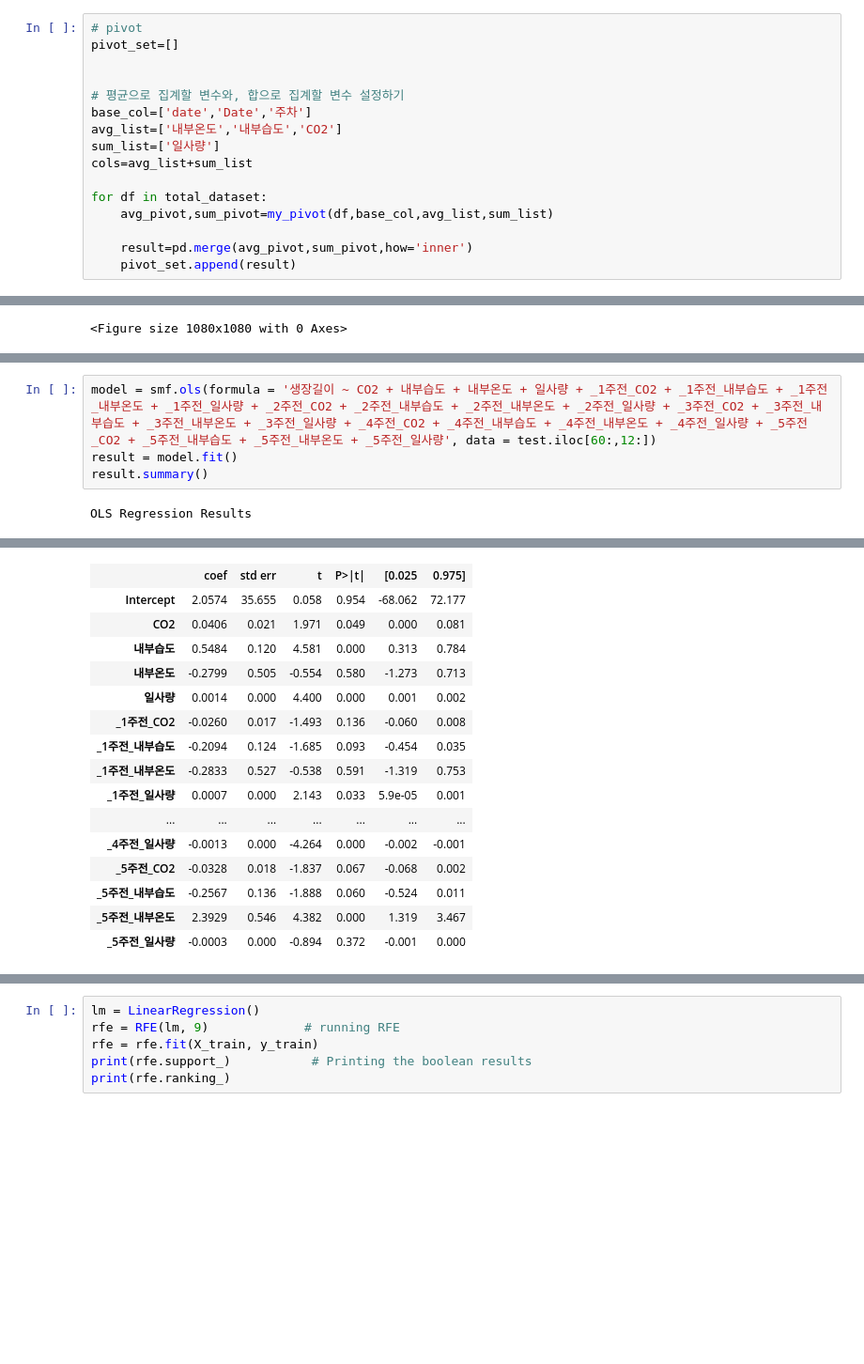
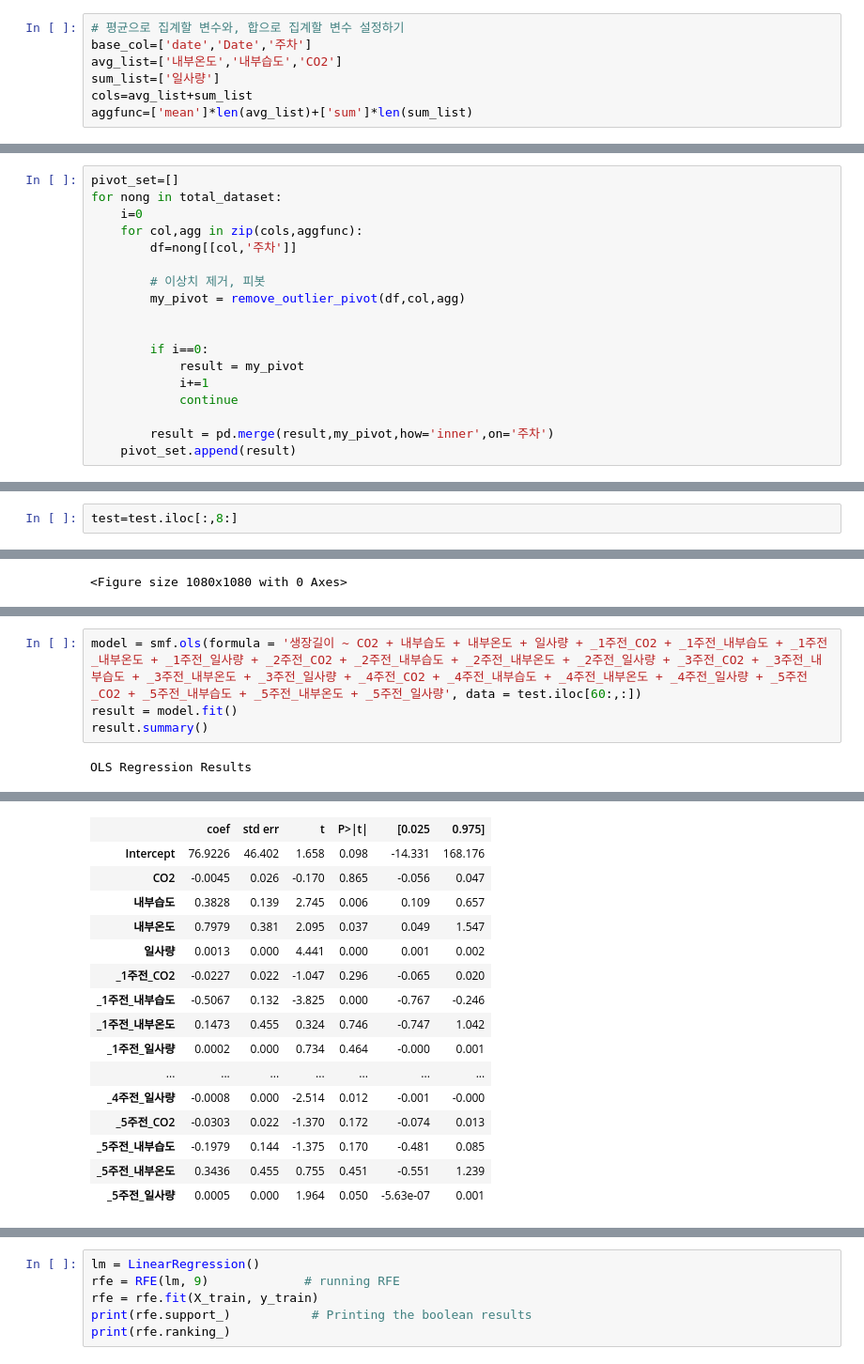
Before and after one commit to meucham11/nong_intern, a Jupyter notebook: 03_지연변수와 회귀.ipynb, the cells around one changed output, grey strips where cells are left out. Shown at 94% size. Drawn from its saved outputs; the diff is of its cells as text; blank space fills up the shorter version.

```diff
--- a/03_지연변수와 회귀.ipynb
+++ b/03_지연변수와 회귀.ipynb
@@ -334,16 +337,7 @@ with open("C:\\농업기술원\\1차\\2018\\2018-2019 토마토_환경(원본)\\
 # %%
-# pivot
-pivot_set=[]
-
-
 # 평균으로 집계할 변수와, 합으로 집계할 변수 설정하기
 base_col=['date','Date','주차']
 avg_list=['내부온도','내부습도','CO2']
 sum_list=['일사량']
 cols=avg_list+sum_list
-
-for df in total_dataset:
-    avg_pivot,sum_pivot=my_pivot(df,base_col,avg_list,sum_list)
-
-    result=pd.merge(avg_pivot,sum_pivot,how='inner')
-    pivot_set.append(result)
+aggfunc=['mean']*len(avg_list)+['sum']*len(sum_list)
@@ -358,0 +344,18 @@ total_dataset[0].head(5)
+# %%
+pivot_set=[]
+for nong in total_dataset:
+    i=0
+    for col,agg in zip(cols,aggfunc):
+        df=nong[[col,'주차']]
+
+        # 이상치 제거, 피봇
+        my_pivot = remove_outlier_pivot(df,col,agg)
+
+
+        if i==0:
+            result = my_pivot
+            i+=1
+            continue
+
+        result = pd.merge(result,my_pivot,how='inner',on='주차')
+    pivot_set.append(result)
@@ -426 +430,3 @@ test=pd.merge(sang_dataset[0],lag_dataset[0],how='inner',on='주차')
+# %%
+test=test.iloc[:,8:]
 # %%
@@ -488,5 +460,5 @@ NameError: name 'time_sang18_tomato' is not defined
 # %%
-model = smf.ols(formula = '생장길이 ~ CO2 + 내부습도 + 내부온도 + 일사량 + _1주전_CO2 + _1주전_내부습도 + _1주전_내부온도 + _1주전_일사량 + _2주전_CO2 + _2주전_내부습도 + _2주전_내부온도 + _2주전_일사량 + _3주전_CO2 + _3주전_내부습도 + _3주전_내부온도 + _3주전_일사량 + _4주전_CO2 + _4주전_내부습도 + _4주전_내부온도 + _4주전_일사량 + _5주전_CO2 + _5주전_내부습도 + _5주전_내부온도 + _5주전_일사량', data = test.iloc[60:,12:])
+model = smf.ols(formula = '생장길이 ~ CO2 + 내부습도 + 내부온도 + 일사량 + _1주전_CO2 + _1주전_내부습도 + _1주전_내부온도 + _1주전_일사량 + _2주전_CO2 + _2주전_내부습도 + _2주전_내부온도 + _2주전_일사량 + _3주전_CO2 + _3주전_내부습도 + _3주전_내부온도 + _3주전_일사량 + _4주전_CO2 + _4주전_내부습도 + _4주전_내부온도 + _4주전_일사량 + _5주전_CO2 + _5주전_내부습도 + _5주전_내부온도 + _5주전_일사량', data = test.iloc[60:,:])
 result = model.fit()
 result.summary()
 # %% [output]
@@ -501,18 +473,18 @@ OLS Regression Results
 | Df Model: | 24 |  |  |
 | Covariance Type: | nonrobust |  |  |
 |  | coef | std err | t | P>|t| | [0.025 | 0.975] |
-| Intercept | 2.0574 | 35.655 | 0.058 | 0.954 | -68.062 | 72.177 |
-| CO2 | 0.0406 | 0.021 | 1.971 | 0.049 | 0.000 | 0.081 |
-| 내부습도 | 0.5484 | 0.120 | 4.581 | 0.000 | 0.313 | 0.784 |
-| 내부온도 | -0.2799 | 0.505 | -0.554 | 0.580 | -1.273 | 0.713 |
-| 일사량 | 0.0014 | 0.000 | 4.400 | 0.000 | 0.001 | 0.002 |
-| _1주전_CO2 | -0.0260 | 0.017 | -1.493 | 0.136 | -0.060 | 0.008 |
-| _1주전_내부습도 | -0.2094 | 0.124 | -1.685 | 0.093 | -0.454 | 0.035 |
-| _1주전_내부온도 | -0.2833 | 0.527 | -0.538 | 0.591 | -1.319 | 0.753 |
-| _1주전_일사량 | 0.0007 | 0.000 | 2.143 | 0.033 | 5.9e-05 | 0.001 |
+| Intercept | 76.9226 | 46.402 | 1.658 | 0.098 | -14.331 | 168.176 |
+| CO2 | -0.0045 | 0.026 | -0.170 | 0.865 | -0.056 | 0.047 |
+| 내부습도 | 0.3828 | 0.139 | 2.745 | 0.006 | 0.109 | 0.657 |
+| 내부온도 | 0.7979 | 0.381 | 2.095 | 0.037 | 0.049 | 1.547 |
+| 일사량 | 0.0013 | 0.000 | 4.441 | 0.000 | 0.001 | 0.002 |
+| _1주전_CO2 | -0.0227 | 0.022 | -1.047 | 0.296 | -0.065 | 0.020 |
+| _1주전_내부습도 | -0.5067 | 0.132 | -3.825 | 0.000 | -0.767 | -0.246 |
+| _1주전_내부온도 | 0.1473 | 0.455 | 0.324 | 0.746 | -0.747 | 1.042 |
+| _1주전_일사량 | 0.0002 | 0.000 | 0.734 | 0.464 | -0.000 | 0.001 |
 | ... | ... | ... | ... | ... | ... | ... |
-| _4주전_일사량 | -0.0013 | 0.000 | -4.264 | 0.000 | -0.002 | -0.001 |
-| _5주전_CO2 | -0.0328 | 0.018 | -1.837 | 0.067 | -0.068 | 0.002 |
-| _5주전_내부습도 | -0.2567 | 0.136 | -1.888 | 0.060 | -0.524 | 0.011 |
-| _5주전_내부온도 | 2.3929 | 0.546 | 4.382 | 0.000 | 1.319 | 3.467 |
-| _5주전_일사량 | -0.0003 | 0.000 | -0.894 | 0.372 | -0.001 | 0.000 |
+| _4주전_일사량 | -0.0008 | 0.000 | -2.514 | 0.012 | -0.001 | -0.000 |
+| _5주전_CO2 | -0.0303 | 0.022 | -1.370 | 0.172 | -0.074 | 0.013 |
+| _5주전_내부습도 | -0.1979 | 0.144 | -1.375 | 0.170 | -0.481 | 0.085 |
+| _5주전_내부온도 | 0.3436 | 0.455 | 0.755 | 0.451 | -0.551 | 1.239 |
+| _5주전_일사량 | 0.0005 | 0.000 | 1.964 | 0.050 | -5.63e-07 | 0.001 |
```
Also changed, not shown: parts of 27 cells of this notebook.
